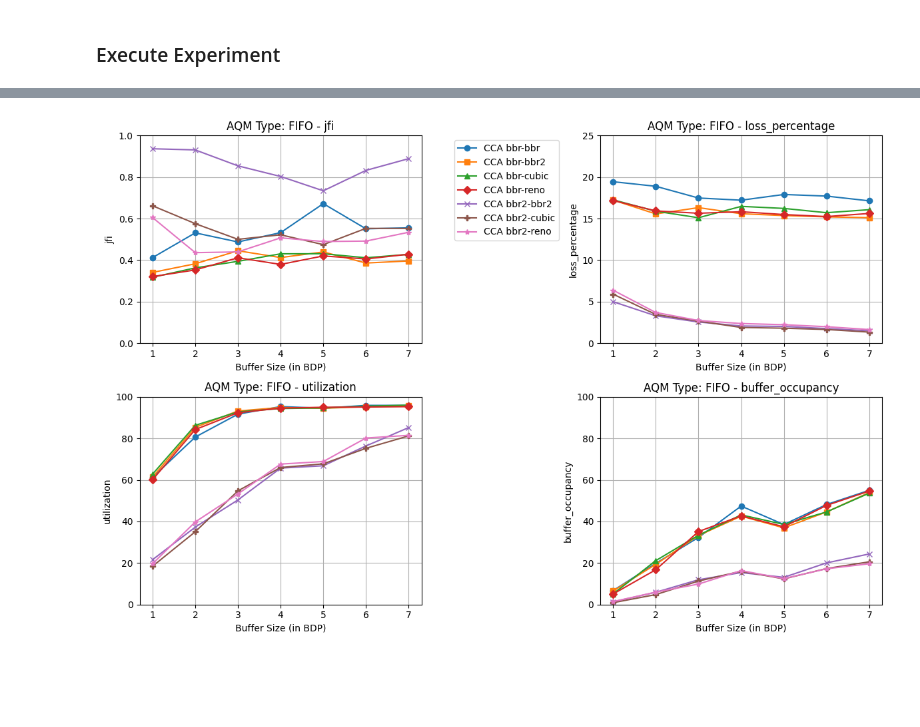
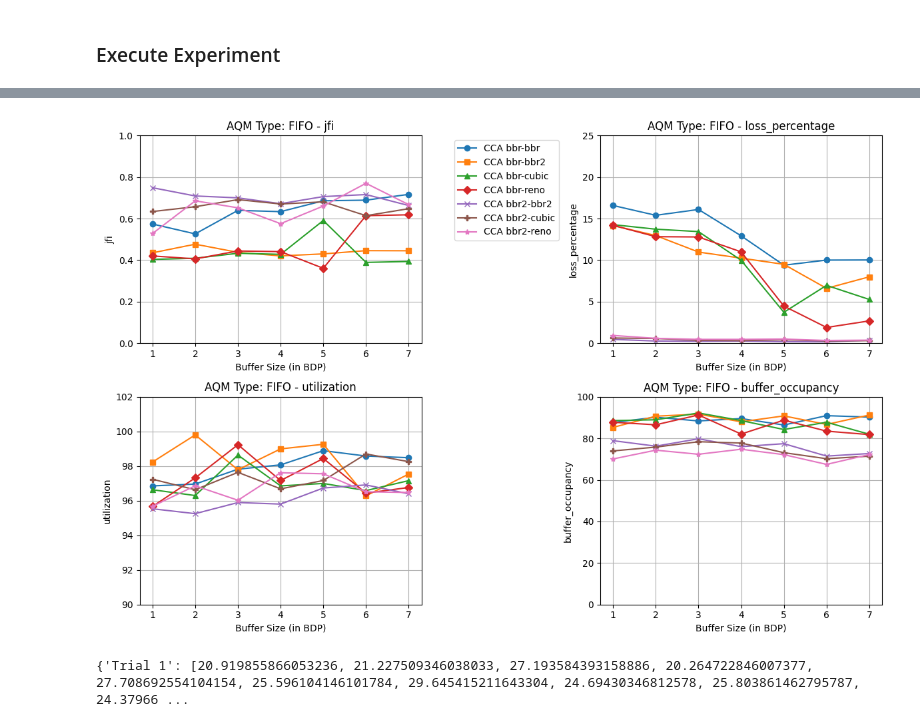
Before and after one commit to ffund/re-bbr-shared-bottleneck, a Jupyter notebook: scherrer-exp/bbr_model_exps.ipynb, the cells around one changed output, grey strips where cells are left out. Cells and saved outputs as stored; diff of their text form; code cells hidden in the pictures; blank space fills up the shorter version.

```diff
--- a/scherrer-exp/bbr_model_exps.ipynb
+++ b/scherrer-exp/bbr_model_exps.ipynb
@@ -772,7 +771,7 @@ import pandas as pd
 import matplotlib.pyplot as plt
 
 # Read the CSV file into a DataFrame
-data = pd.read_csv('experiment_results.csv')
+data = pd.read_csv('experiment_results_final.csv')
 
 # Group data by 'aqm' column
 grouped_by_aqm = data.groupby('aqm')
@@ -805,32 +804,34 @@ for aqm, aqm_group in grouped_by_aqm:
         grouped_data = aqm_group.groupby('cca')
 
         # Iterate through each CCA combination
         for i, (cca, group) in enumerate(grouped_data):
             # Group data by 'buffer_factor' and calculate the mean for each group
             mean_data = group.groupby('buffer_factor')[metric].mean()
 
             # Plot the data for this CCA combination with marker
             ax.plot(mean_data.index, mean_data.values, marker=markers[i % len(markers)], label=f'CCA {cca}')
 
         # Set Y limits for each metric
         if metric == 'jfi':
             ax.set_ylim(0, 1)
         elif metric == 'loss_percentage':
             ax.set_ylim(0, 25)
-        elif metric == 'utilization' or metric == 'buffer_occupancy':
+        elif metric == 'utilization':
+            ax.set_ylim(90, 102)
+        elif metric == 'buffer_occupancy':
             ax.set_ylim(0, 100)
 
         ax.grid(True)
 
 # Create a single legend for all subplots on the right side
 axes[0].legend(bbox_to_anchor=(1.1, 1), loc='upper left')
 
 # Adjust layout
 plt.tight_layout()
 
 # Save plots to PDF
 plt.savefig('experiment_results.pdf', format='pdf')
 
 plt.show()
 # %% [output]
-[figure, old version]
+[figure, new version]
@@ -836,0 +860,15 @@ plt.show()
+# %%
+import random
+
+# Create an empty dictionary to store the sets of random numbers
+random_delays = {}
+
+# Generate and store random numbers for three trials
+for trial_number in range(1, 4):
+    random_set = [random.uniform(20, 30) for _ in range(10)]  # Generating 5 random numbers between 20 and 30
+    random_delays[f"Trial {trial_number}"] = random_set
+
+# Print the dictionary containing the random numbers
+print(random_delays)
+# %% [output]
+{'Trial 1': [20.919855866053236, 21.227509346038033, 27.193584393158886, 20.264722846007377, 27.708692554104154, 25.596104146101784, 29.645415211643304, 24.69430346812578, 25.803861462795787, 24.37966 ...
```
Also changed, not shown: parts of 12 cells of this notebook.
